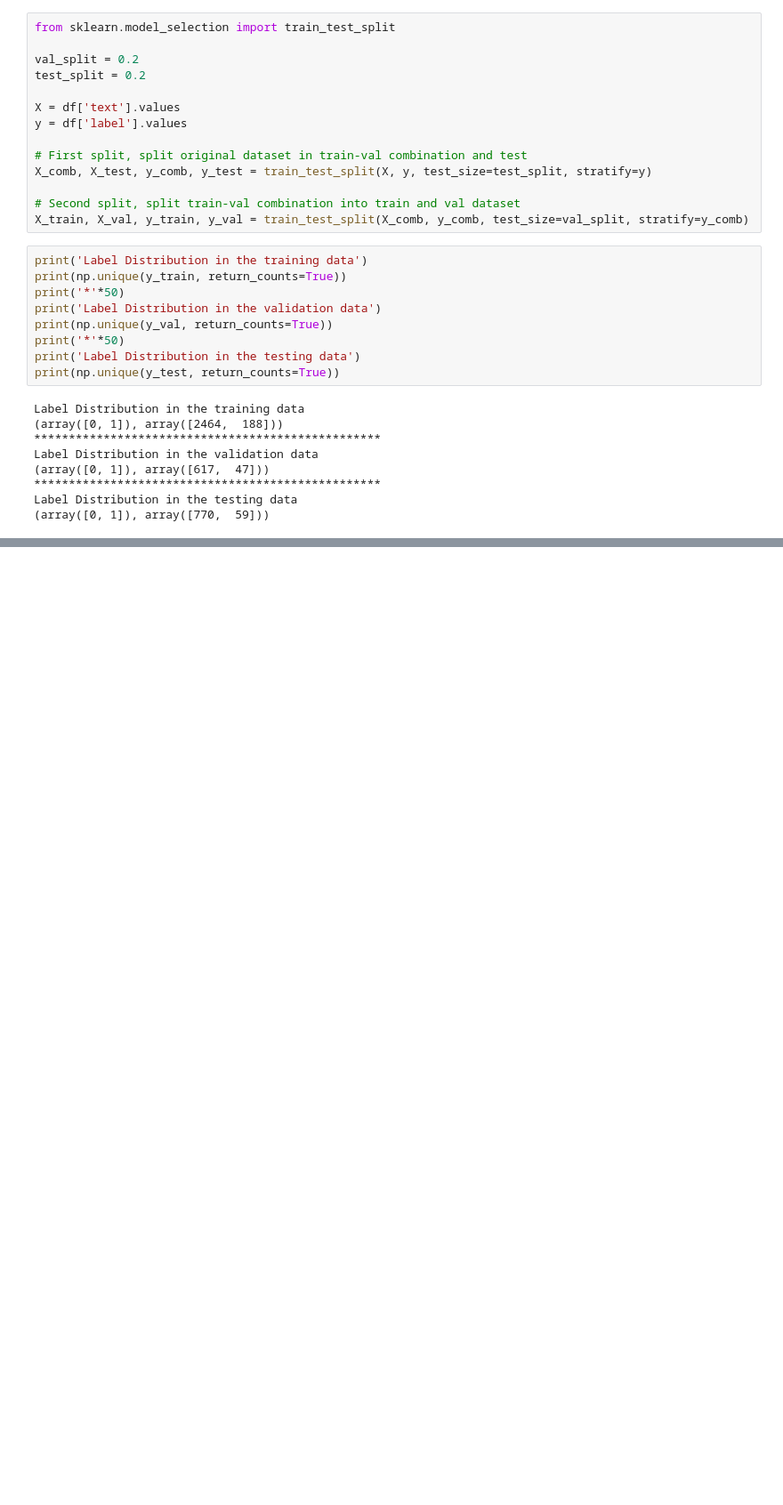
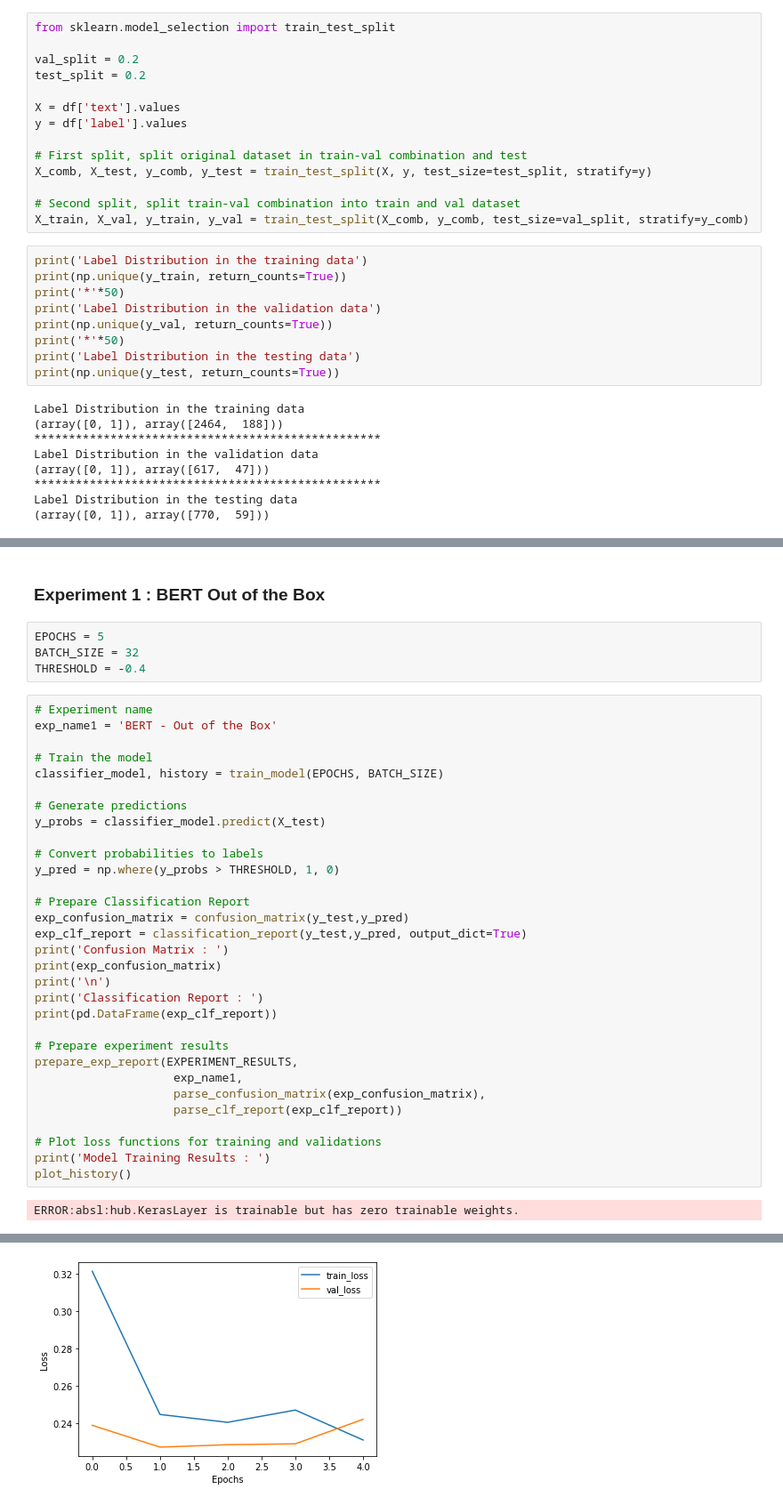
Before and after one commit to suvigyajain0101/CaseStudies, a Jupyter notebook: AdverseEventClassification/TransformerModel.ipynb, the cells around one changed output, grey strips where cells are left out. Shown: that part at 89% size. Drawn from its saved outputs; the diff is of its cells as text; blank space fills up the shorter version.

Commit message:
new exp - increase epochs

```diff
--- a/AdverseEventClassification/TransformerModel.ipynb
+++ b/AdverseEventClassification/TransformerModel.ipynb
@@ -241,0 +198,39 @@ pd.DataFrame(EXPERIMENT_RESULTS, columns=SCHEMA)
+# %% [markdown]
+### Experiment 1 : BERT Out of the Box
+# %%
+EPOCHS = 5
+BATCH_SIZE = 32
+THRESHOLD = -0.4
+# %%
+# Experiment name
+exp_name1 = 'BERT - Out of the Box'
+
+# Train the model
+classifier_model, history = train_model(EPOCHS, BATCH_SIZE)
+
+# Generate predictions
+y_probs = classifier_model.predict(X_test)
+
+# Convert probabilities to labels
+y_pred = np.where(y_probs > THRESHOLD, 1, 0)
+
+# Prepare Classification Report
+exp_confusion_matrix = confusion_matrix(y_test,y_pred)
+exp_clf_report = classification_report(y_test,y_pred, output_dict=True)
+print('Confusion Matrix : ')
+print(exp_confusion_matrix)
+print('\n')
+print('Classification Report : ')
+print(pd.DataFrame(exp_clf_report))
+
+# Prepare experiment results
+prepare_exp_report(EXPERIMENT_RESULTS,
+                    exp_name1,
+                    parse_confusion_matrix(exp_confusion_matrix),
+                    parse_clf_report(exp_clf_report))
+
+# Plot loss functions for training and validations
+print('Model Training Results : ')
+plot_history()
+# %% [output]
+ERROR:absl:hub.KerasLayer is trainable but has zero trainable weights.
@@ -242 +257,2 @@ pd.DataFrame(EXPERIMENT_RESULTS, columns=SCHEMA)
+[figure, added]
 # %% [markdown]
```
Also changed, not shown: parts of 17 cells of this notebook.
